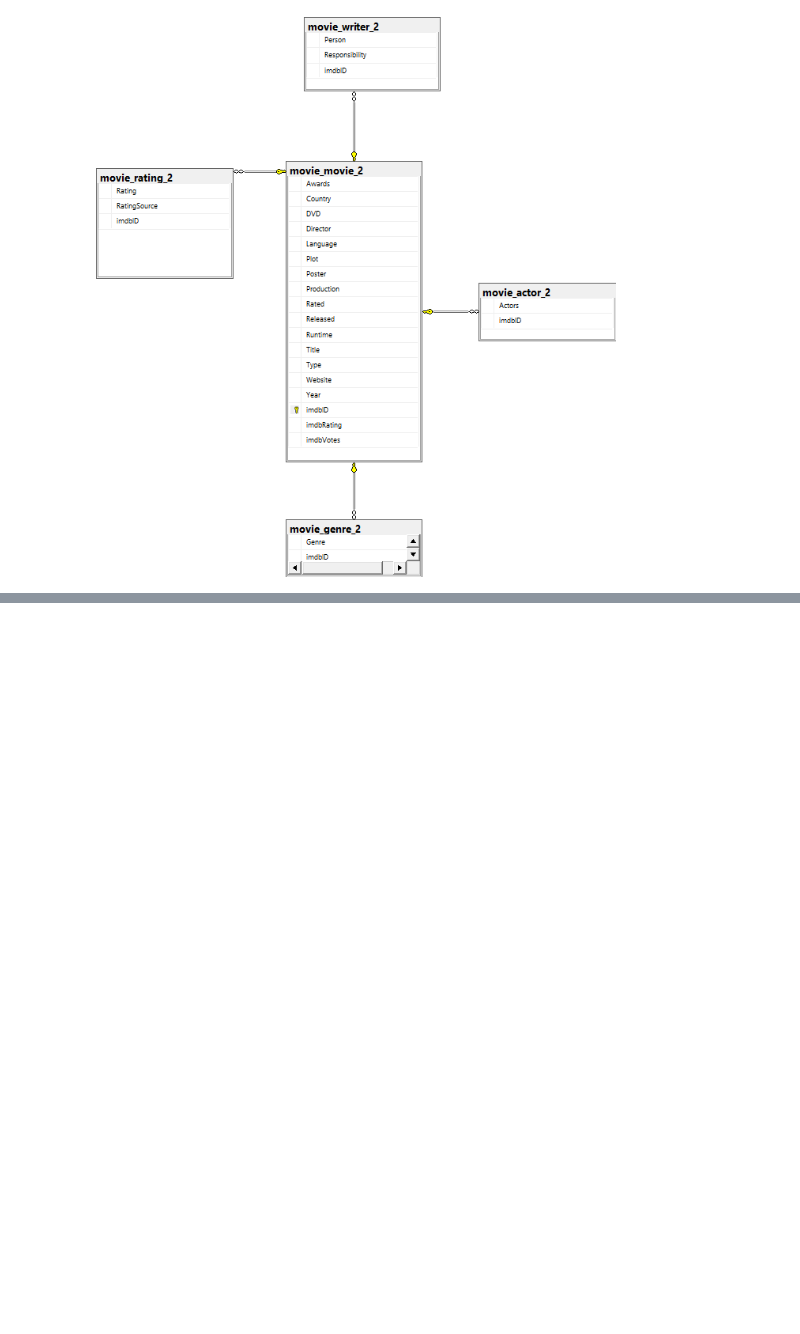
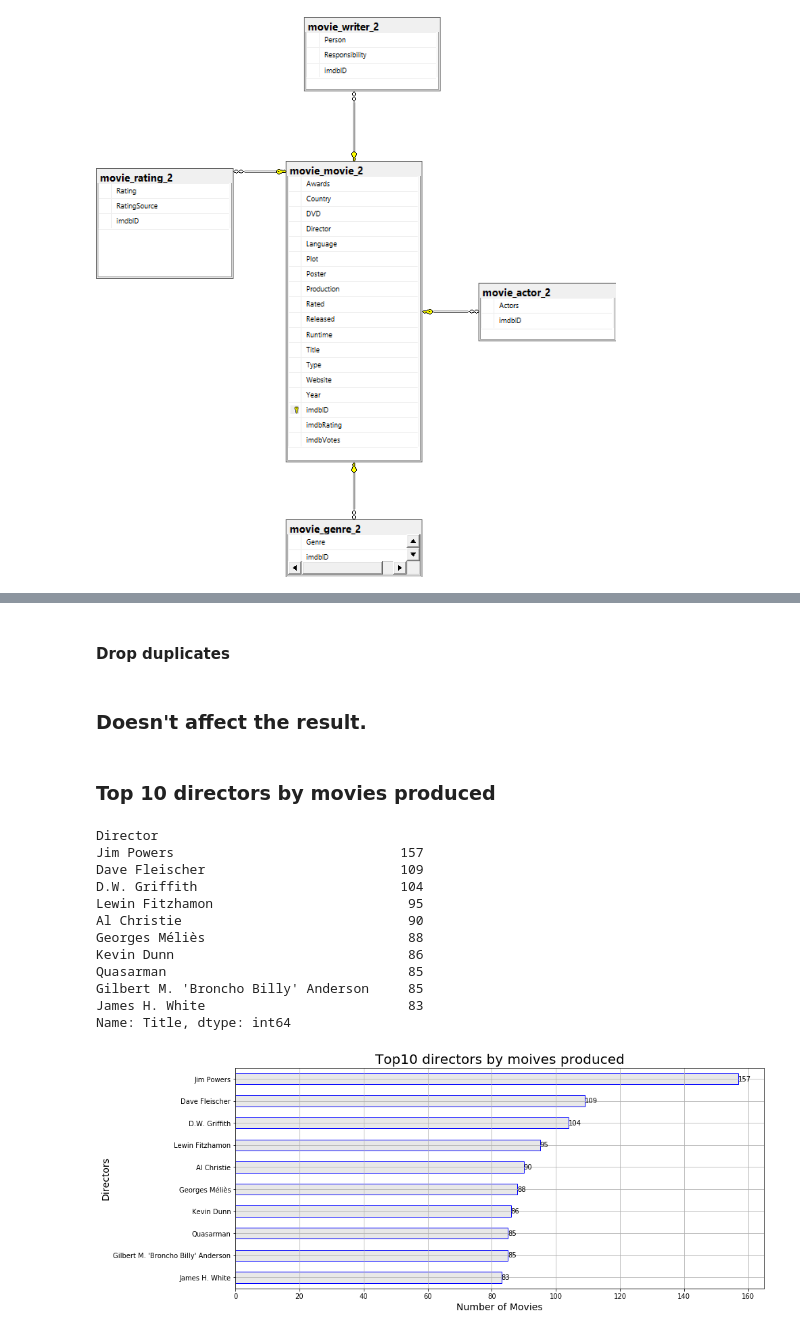
Before and after one commit to decemberkms/Movie-Data-Exploration, a Jupyter notebook: movie_analysis.ipynb, the cells around one changed output, grey strips where cells are left out. Drawn from its saved outputs; the diff is of its cells as text; code cells hidden in the pictures; blank space fills up the shorter version.

```diff
--- a/movie_analysis.ipynb
+++ b/movie_analysis.ipynb
@@ -243,0 +412,2 @@ Image(filename='diagram.png')
+# %%
+df_first = df_first.explode('Director') # explode the lists
@@ -243,0 +434,2 @@ Image(filename='diagram.png')
+# %%
+df_first['Director'] = df_first['Director'].str.replace(r"\(.*\)","")
@@ -243,0 +488,2 @@ Image(filename='diagram.png')
+# %%
+df_first['Director'] = df_first['Director'].str.strip()
@@ -243,0 +508,38 @@ Image(filename='diagram.png')
+# %% [markdown]
+#### Drop duplicates
+# %%
+df_first.drop_duplicates(keep='first', inplace =True)
+# %% [markdown]
+### Doesn't affect the result.
+# %% [markdown]
+### Top 10 directors by movies produced
+# %%
+names = list(df_first.groupby('Director')['Title'].count().sort_values(ascending = False).head(10).index)
+movies = list(df_first.groupby('Director')['Title'].count().sort_values(ascending = False).head(10).values)
+
+plt.figure(figsize=(14,6));
+df_first.groupby('Director')['Title'].count().sort_values(ascending = False).head(10)[::-1].plot.barh(color=(0.9, 0.9, 0.9, 0.9), edgecolor='blue');
+plt.title("Top10 directors by moives produced", fontsize=20);
+plt.xlabel('Number of Movies', fontsize=14);
+plt.ylabel('Directors', fontsize=14);
+
+for count, i in enumerate(movies[::-1]):
+    plt.text(i, count, str(i),  ha='left', va='center');
+
+    plt.grid(True);
+
+print(df_first.groupby('Director')['Title'].count().sort_values(ascending = False).head(10))
+# %% [output]
+Director
+Jim Powers                             157
+Dave Fleischer                         109
+D.W. Griffith                          104
+Lewin Fitzhamon                         95
+Al Christie                             90
+Georges Méliès                          88
+Kevin Dunn                              86
+Quasarman                               85
+Gilbert M. 'Broncho Billy' Anderson     85
+James H. White                          83
+Name: Title, dtype: int64
+[figure, added]
```
Also changed, not shown: parts of 148 cells of this notebook.
